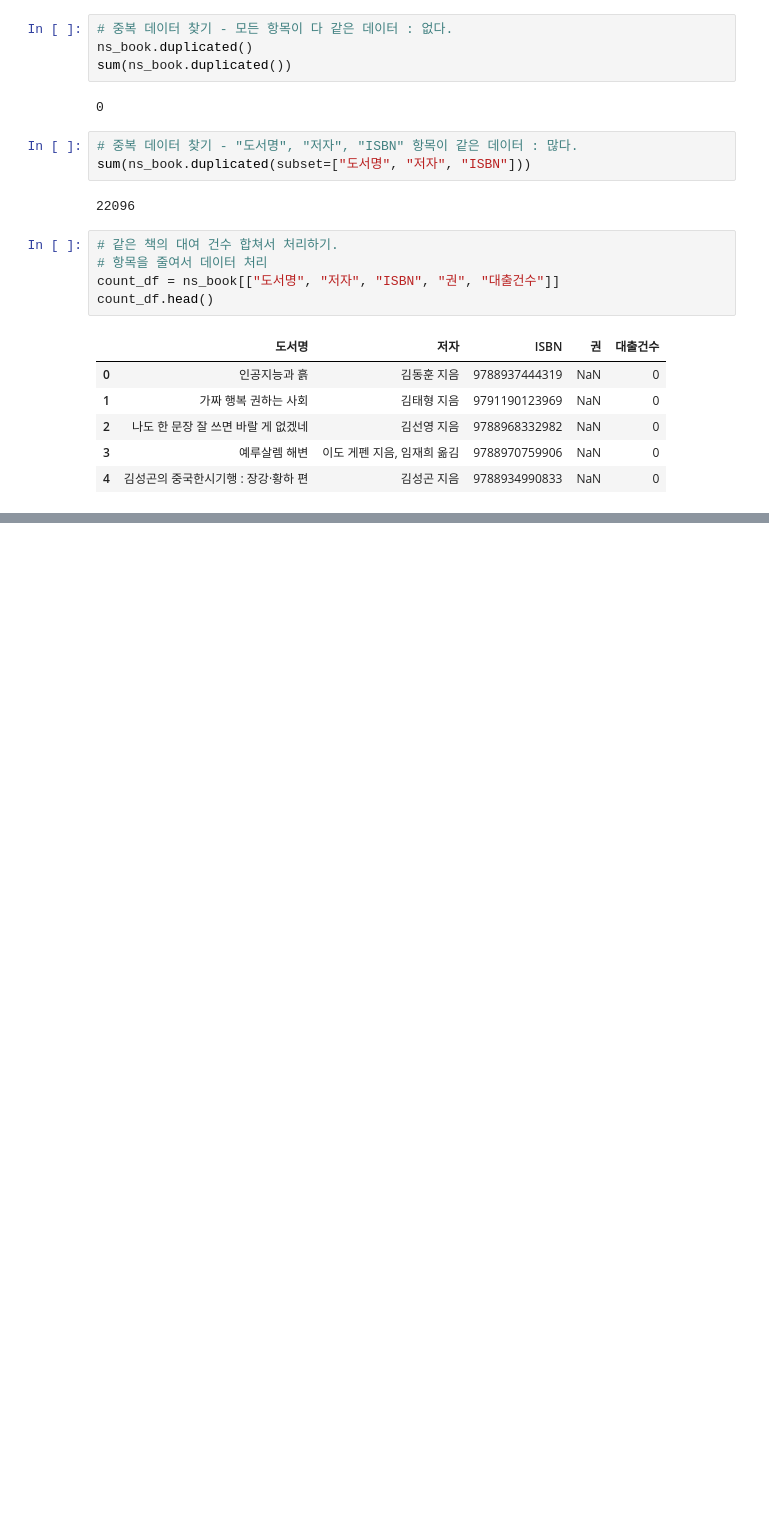
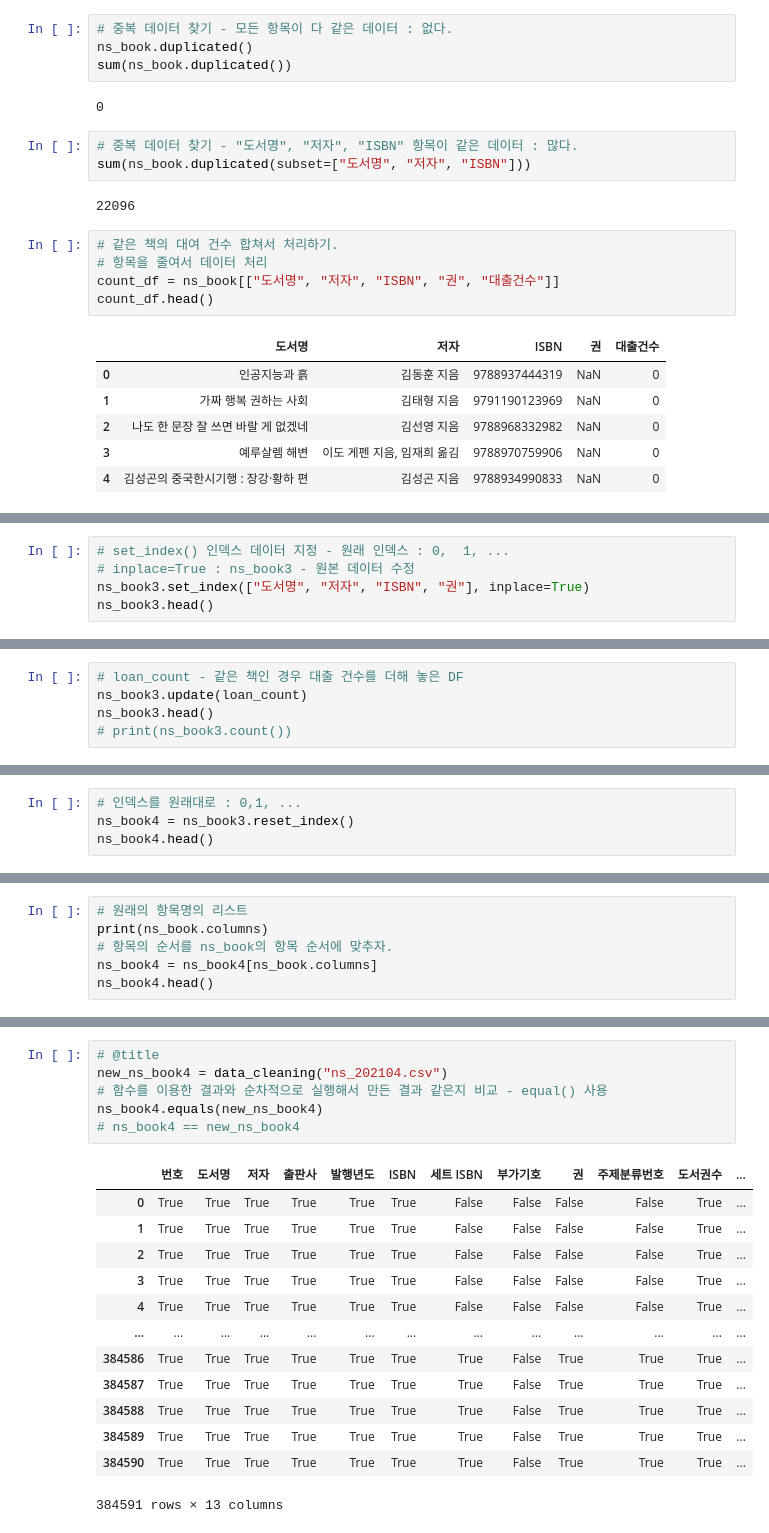
Before and after one commit to seha111111/data_anal, a Jupyter notebook: ch03.ipynb, the cells around one changed output, grey strips where cells are left out. Cells and saved outputs as stored; diff of their text form; blank space fills up the shorter version.

```diff
--- a/ch03.ipynb
+++ b/ch03.ipynb
@@ -179,0 +396,5 @@ count_df.head()
+# %%
+# set_index() 인덱스 데이터 지정 - 원래 인덱스 : 0,  1, ...
+# inplace=True : ns_book3 - 원본 데이터 수정
+ns_book3.set_index(["도서명", "저자", "ISBN", "권"], inplace=True)
+ns_book3.head()
@@ -179,0 +409,5 @@ count_df.head()
+# %%
+# loan_count - 같은 책인 경우 대출 건수를 더해 놓은 DF
+ns_book3.update(loan_count)
+ns_book3.head()
+# print(ns_book3.count())
@@ -179,0 +422,4 @@ count_df.head()
+# %%
+# 인덱스를 원래대로 : 0,1, ...
+ns_book4 = ns_book3.reset_index()
+ns_book4.head()
@@ -179,0 +443,6 @@ count_df.head()
+# %%
+# 원래의 항목명의 리스트
+print(ns_book.columns)
+# 항목의 순서를 ns_book의 항목 순서에 맞추자.
+ns_book4 = ns_book4[ns_book.columns]
+ns_book4.head()
@@ -179,0 +503,20 @@ count_df.head()
+# %%
+# @title
+new_ns_book4 = data_cleaning("ns_202104.csv")
+# 함수를 이용한 결과와 순차적으로 실행해서 만든 결과 같은지 비교 - equal() 사용
+ns_book4.equals(new_ns_book4)
+# ns_book4 == new_ns_book4
+# %% [output]
+|  | 번호 | 도서명 | 저자 | 출판사 | 발행년도 | ISBN | 세트 ISBN | 부가기호 | 권 | 주제분류번호 | 도서권수 | ... |
+| 0 | True | True | True | True | True | True | False | False | False | False | True | ... |
+| 1 | True | True | True | True | True | True | False | False | False | False | True | ... |
+| 2 | True | True | True | True | True | True | False | False | False | False | True | ... |
+| 3 | True | True | True | True | True | True | False | False | False | False | True | ... |
+| 4 | True | True | True | True | True | True | False | False | False | False | True | ... |
+| ... | ... | ... | ... | ... | ... | ... | ... | ... | ... | ... | ... | ... |
+| 384586 | True | True | True | True | True | True | True | False | True | True | True | ... |
+| 384587 | True | True | True | True | True | True | True | False | True | True | True | ... |
+| 384588 | True | True | True | True | True | True | True | False | True | True | True | ... |
+| 384589 | True | True | True | True | True | True | True | False | True | True | True | ... |
+| 384590 | True | True | True | True | True | True | True | False | True | True | True | ... |
+384591 rows × 13 columns
```
Also changed, not shown: parts of 59 cells of this notebook.
